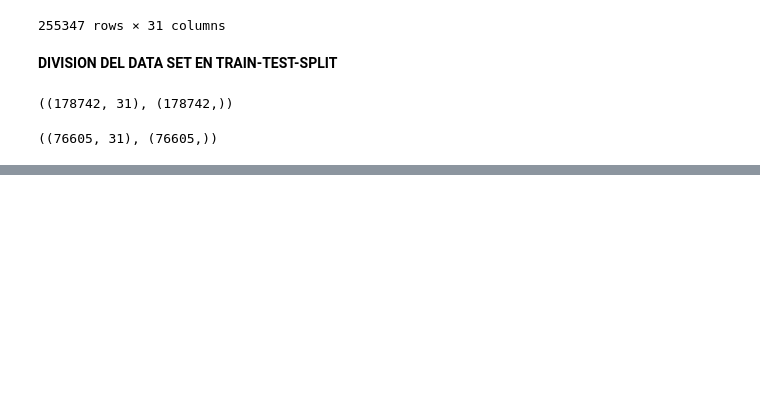
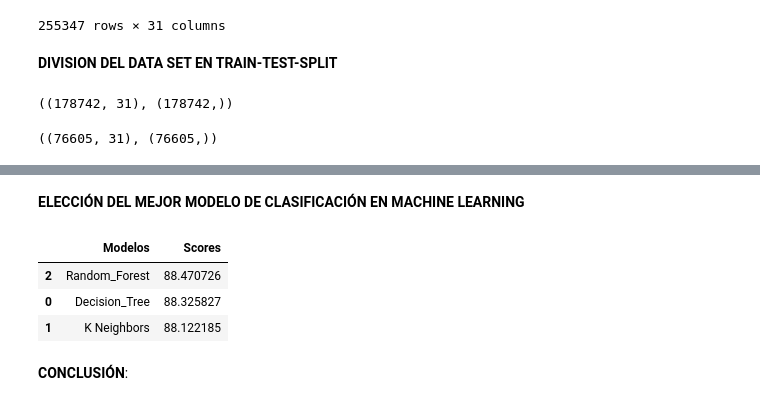
Before and after one commit to alexdaniel-23/Loan-Default-Prediction-Dataset, a Jupyter notebook: morosidad_prestamos.ipynb, the cells around one changed output, grey strips where cells are left out. Cells and saved outputs as stored; diff of their text form; code cells hidden in the pictures; blank space fills up the shorter version.

Commit message:
MODELOS ML

```diff
--- a/morosidad_prestamos.ipynb
+++ b/morosidad_prestamos.ipynb
@@ -525,0 +539,10 @@ X_test.shape,y_test.shape
+# %%
+#validacion crzada de 5 pliegues
+kf = KFold(n_splits=5, shuffle=True, random_state=23)
+dt_classifier= DecisionTreeClassifier(  criterion='gini',
+                                        max_depth=3,
+                                        min_samples_split=2,
+                                        min_samples_leaf=1,
+                                        max_features=None,
+                                        random_state=42)
+dt_classifier.fit(X_train,y_train)
@@ -525,0 +568,8 @@ X_test.shape,y_test.shape
+# %%
+rf_classifier = RandomForestClassifier(max_depth=None, min_samples_split=2, n_estimators=100,random_state=42)
+rf_cv_scores = cross_val_score(rf_classifier, X_train, y_train, cv=kf,scoring="accuracy")
+# %%
+rf_classifier.fit(X_train,y_train)
+rf_predict =rf_classifier.predict(X_test)
+print(classification_report(y_test,rf_predict))
+print("Accuracy of Random Forest is : ",accuracy_score(y_test,rf_predict)*100)
@@ -525,0 +589,4 @@ X_test.shape,y_test.shape
+# %%
+from sklearn.neighbors import KNeighborsClassifier
+knn = KNeighborsClassifier(n_neighbors=6)
+knn.fit(X_train, y_train)
@@ -525,0 +610,16 @@ X_test.shape,y_test.shape
+# %% [markdown]
+**ELECCIÓN DEL MEJOR MODELO DE CLASIFICACIÓN EN MACHINE LEARNING**
+# %%
+modelos=pd.DataFrame({
+    'Modelos':['Decision_Tree','K Neighbors','Random_Forest'],
+    'Scores':[dt_classifier.score(X_test, y_test)*100,
+              knn.score(X_test,y_test)*100,
+              rf_classifier.score(X_test,y_test)*100]})
+modelos.sort_values(by='Scores',ascending=False)
+# %% [output]
+|  | Modelos | Scores |
+| 2 | Random_Forest | 88.470726 |
+| 0 | Decision_Tree | 88.325827 |
+| 1 | K Neighbors | 88.122185 |
+# %% [markdown]
+**CONCLUSIÓN**:
```
Also changed, not shown: parts of 11 cells of this notebook.
